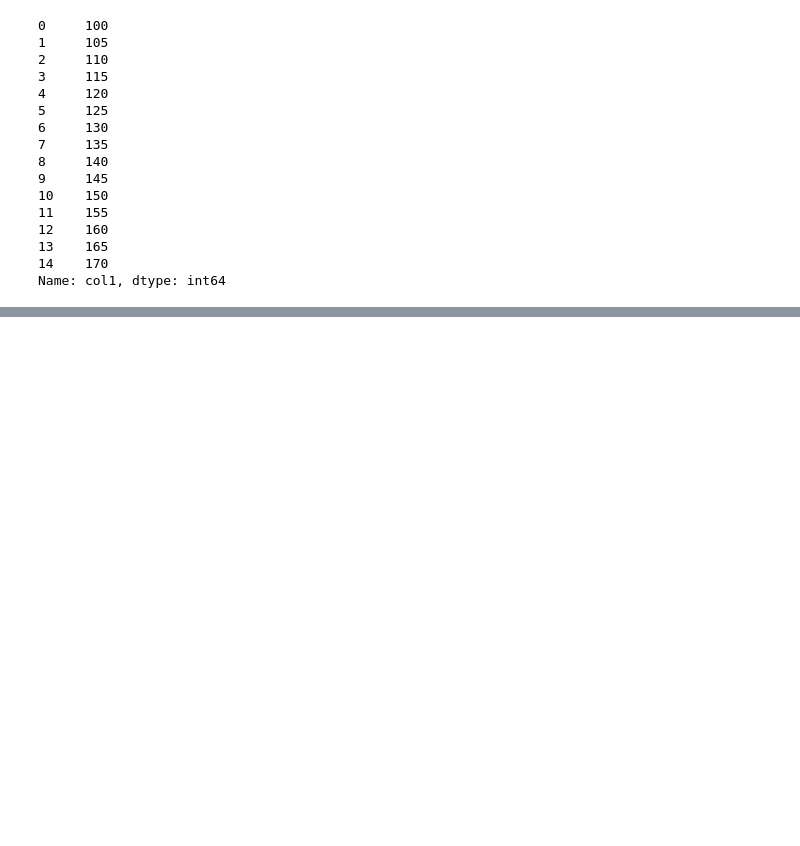
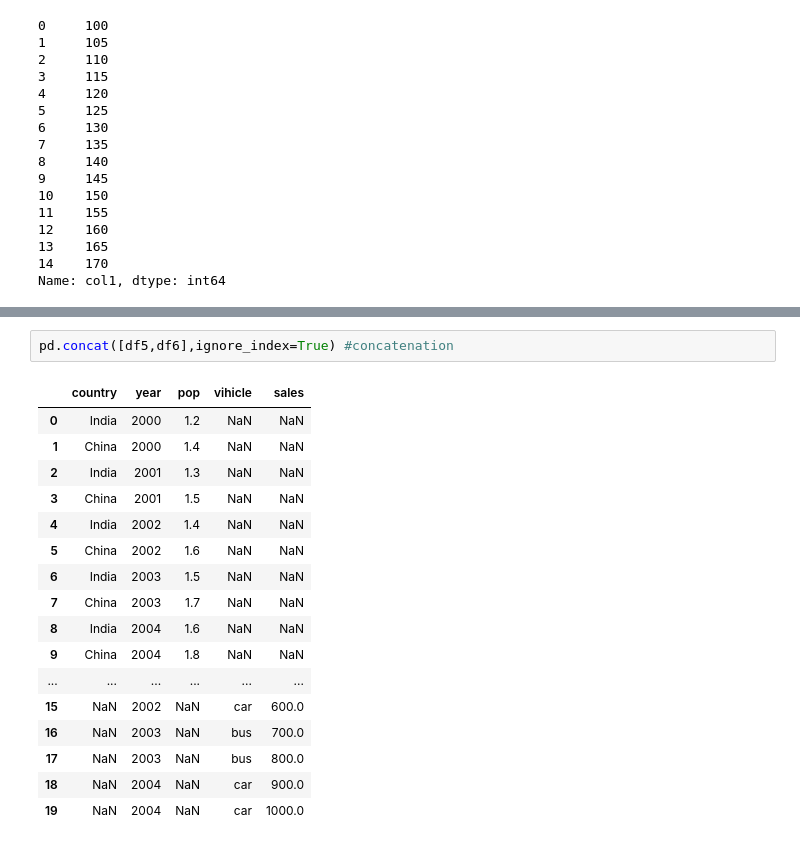
Before and after one commit to supunlakshan100/Machine-Learning-Practice-Jupyter-, a Jupyter notebook: 8.Pandas/pandas2.ipynb, the cells around one changed output, grey strips where cells are left out. Saved outputs shown, nothing was run; the diff lists cells and outputs as text; blank space fills up the shorter version.

```diff
--- a/8.Pandas/pandas2.ipynb
+++ b/8.Pandas/pandas2.ipynb
@@ -211,0 +556,20 @@ Name: col1, dtype: int64
+# %%
+pd.concat([df5,df6],ignore_index=True) #concatenation
+# %% [output]
+|  | country | year | pop | vihicle | sales |
+| 0 | India | 2000 | 1.2 | NaN | NaN |
+| 1 | China | 2000 | 1.4 | NaN | NaN |
+| 2 | India | 2001 | 1.3 | NaN | NaN |
+| 3 | China | 2001 | 1.5 | NaN | NaN |
+| 4 | India | 2002 | 1.4 | NaN | NaN |
+| 5 | China | 2002 | 1.6 | NaN | NaN |
+| 6 | India | 2003 | 1.5 | NaN | NaN |
+| 7 | China | 2003 | 1.7 | NaN | NaN |
+| 8 | India | 2004 | 1.6 | NaN | NaN |
+| 9 | China | 2004 | 1.8 | NaN | NaN |
+| ... | ... | ... | ... | ... | ... |
+| 15 | NaN | 2002 | NaN | car | 600.0 |
+| 16 | NaN | 2003 | NaN | bus | 700.0 |
+| 17 | NaN | 2003 | NaN | bus | 800.0 |
+| 18 | NaN | 2004 | NaN | car | 900.0 |
+| 19 | NaN | 2004 | NaN | car | 1000.0 |
```
Also changed, not shown: parts of 65 cells of this notebook, 5 other files.
